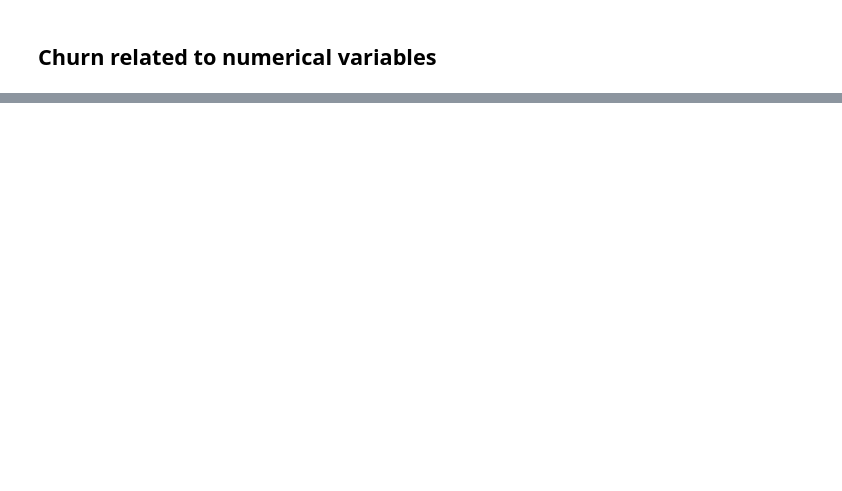
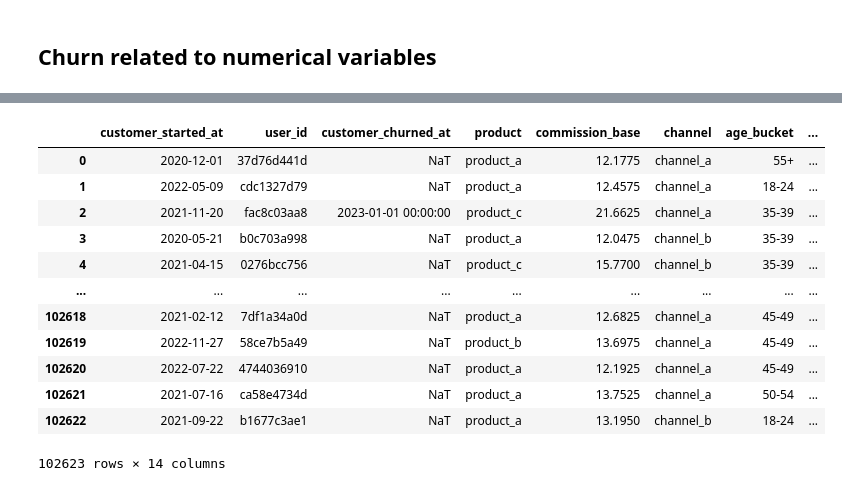
Before and after one commit to ricardormotta/LTV_analysis, a Jupyter notebook: ltv-ml-project/notebooks/EDA.ipynb, the cells around one changed output, grey strips where cells are left out. Cells and saved outputs as stored; diff of their text form; code cells hidden in the pictures; blank space fills up the shorter version.

```diff
--- a/ltv-ml-project/notebooks/EDA.ipynb
+++ b/ltv-ml-project/notebooks/EDA.ipynb
@@ -197,2 +332,5 @@ plt.show()
 # %%
 df = df.reset_index()
+# %%
+df
+# %% [output]
@@ -199,3 +338,16 @@ df = df.reset_index()
+|  | customer_started_at | user_id | customer_churned_at | product | commission_base | channel | age_bucket | ... |
+| 0 | 2020-12-01 | 37d76d441d | NaT | product_a | 12.1775 | channel_a | 55+ | ... |
+| 1 | 2022-05-09 | cdc1327d79 | NaT | product_a | 12.4575 | channel_a | 18-24 | ... |
+| 2 | 2021-11-20 | fac8c03aa8 | 2023-01-01 00:00:00 | product_c | 21.6625 | channel_a | 35-39 | ... |
+| 3 | 2020-05-21 | b0c703a998 | NaT | product_a | 12.0475 | channel_b | 35-39 | ... |
+| 4 | 2021-04-15 | 0276bcc756 | NaT | product_c | 15.7700 | channel_b | 35-39 | ... |
+| ... | ... | ... | ... | ... | ... | ... | ... | ... |
+| 102618 | 2021-02-12 | 7df1a34a0d | NaT | product_a | 12.6825 | channel_a | 45-49 | ... |
+| 102619 | 2022-11-27 | 58ce7b5a49 | NaT | product_b | 13.6975 | channel_a | 45-49 | ... |
+| 102620 | 2022-07-22 | 4744036910 | NaT | product_a | 12.1925 | channel_a | 45-49 | ... |
+| 102621 | 2021-07-16 | ca58e4734d | NaT | product_a | 13.7525 | channel_a | 50-54 | ... |
+| 102622 | 2021-09-22 | b1677c3ae1 | NaT | product_a | 13.1950 | channel_b | 18-24 | ... |
+102623 rows × 14 columns
 # %%
 df.loc[df["is_churn"], "days_to_churn"] = pd.to_datetime(df.loc[df["is_churn"],"customer_churned_at"]).subtract(df.loc[df["is_churn"] ,"customer_started_at"]).dt.days
 # %%
```
Also changed, not shown: parts of 31 cells of this notebook, 3 other files.
